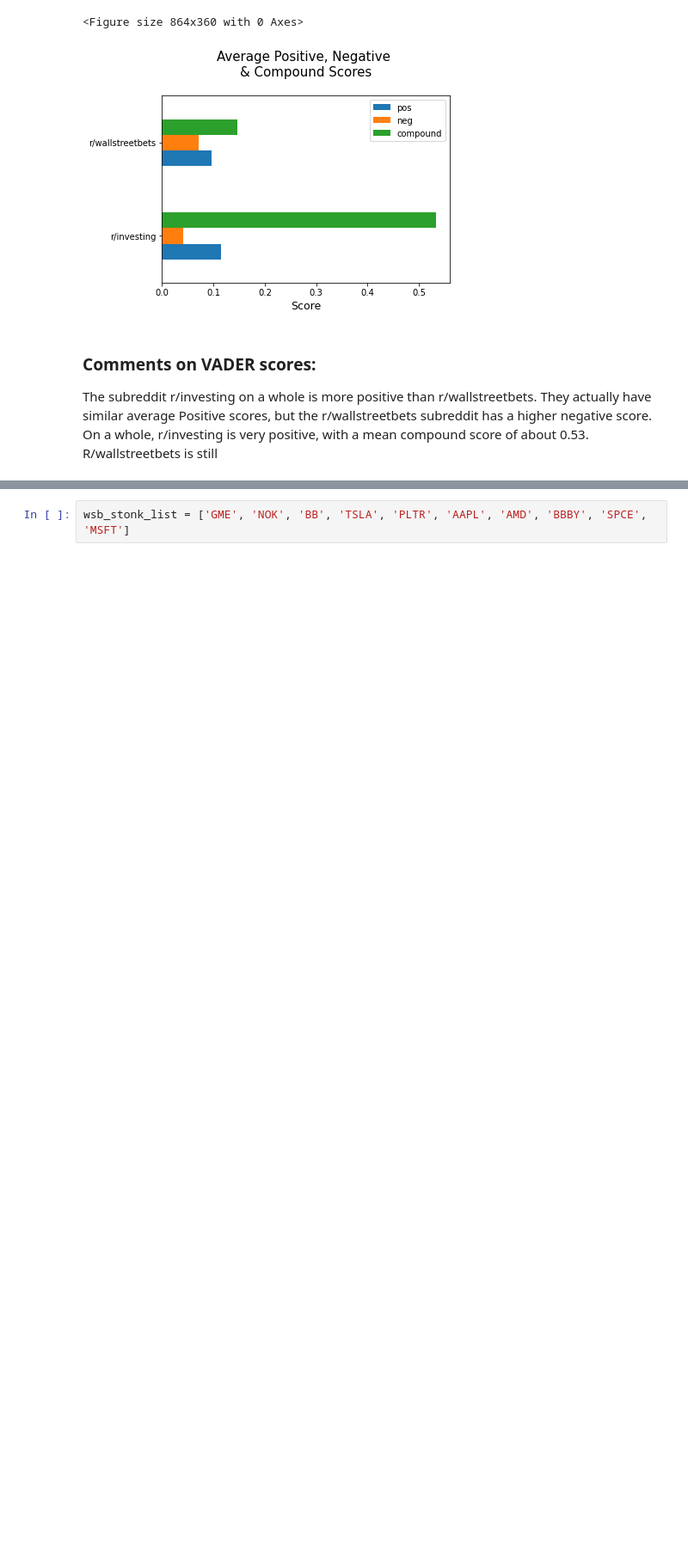
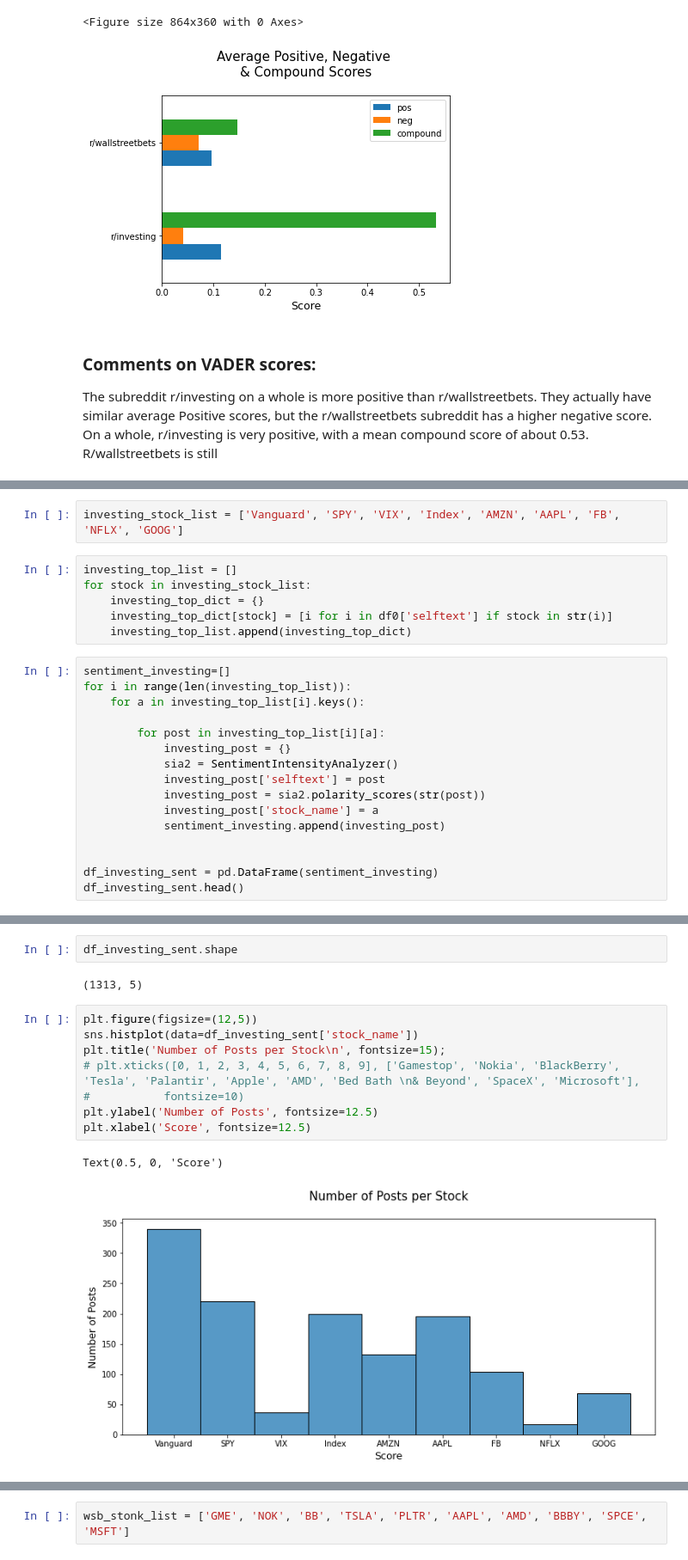
Before and after one commit to davidcholcomb/parliament-investing, a Jupyter notebook: 01_Sentiment Scores & EDA.ipynb, the cells around one changed output, grey strips where cells are left out. Shown: that part at 86% size. Cells and saved outputs as stored; diff of their text form; blank space fills up the shorter version.

```diff
--- a/01_Sentiment Scores & EDA.ipynb
+++ b/01_Sentiment Scores & EDA.ipynb
@@ -135,0 +129,24 @@ df.head()
+# %%
+investing_stock_list = ['Vanguard', 'SPY', 'VIX', 'Index', 'AMZN', 'AAPL', 'FB', 'NFLX', 'GOOG']
+# %%
+investing_top_list = []
+for stock in investing_stock_list:
+    investing_top_dict = {}
+    investing_top_dict[stock] = [i for i in df0['selftext'] if stock in str(i)]
+    investing_top_list.append(investing_top_dict)
+# %%
+sentiment_investing=[]
+for i in range(len(investing_top_list)):
+    for a in investing_top_list[i].keys():
+
+        for post in investing_top_list[i][a]:
+            investing_post = {}
+            sia2 = SentimentIntensityAnalyzer()
+            investing_post['selftext'] = post
+            investing_post = sia2.polarity_scores(str(post))
+            investing_post['stock_name'] = a
+            sentiment_investing.append(investing_post)
+
+
+df_investing_sent = pd.DataFrame(sentiment_investing)
+df_investing_sent.head()
@@ -135,0 +160,15 @@ df.head()
+# %%
+df_investing_sent.shape
+# %% [output]
+(1313, 5)
+# %%
+plt.figure(figsize=(12,5))
+sns.histplot(data=df_investing_sent['stock_name'])
+plt.title('Number of Posts per Stock\n', fontsize=15);
+# plt.xticks([0, 1, 2, 3, 4, 5, 6, 7, 8, 9], ['Gamestop', 'Nokia', 'BlackBerry', 'Tesla', 'Palantir', 'Apple', 'AMD', 'Bed Bath \n& Beyond', 'SpaceX', 'Microsoft'],
+#           fontsize=10)
+plt.ylabel('Number of Posts', fontsize=12.5)
+plt.xlabel('Score', fontsize=12.5)
+# %% [output]
+Text(0.5, 0, 'Score')
+[figure, added]
```
Also changed, not shown: parts of 32 cells of this notebook, 5 other files.
